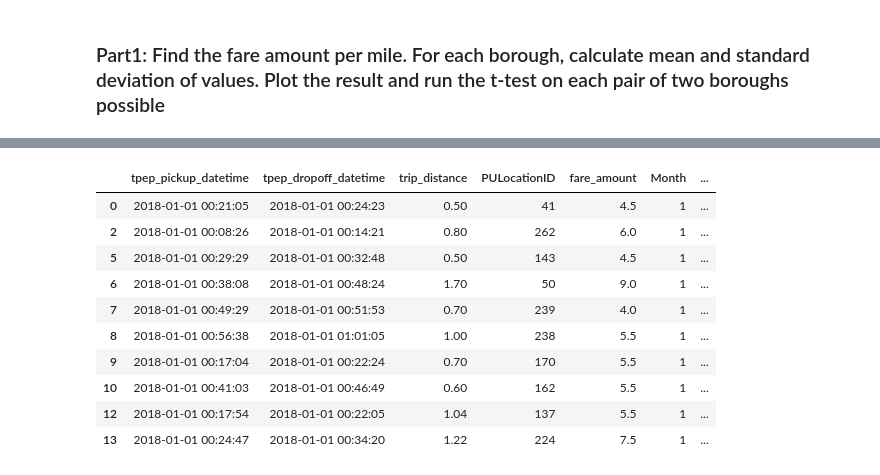
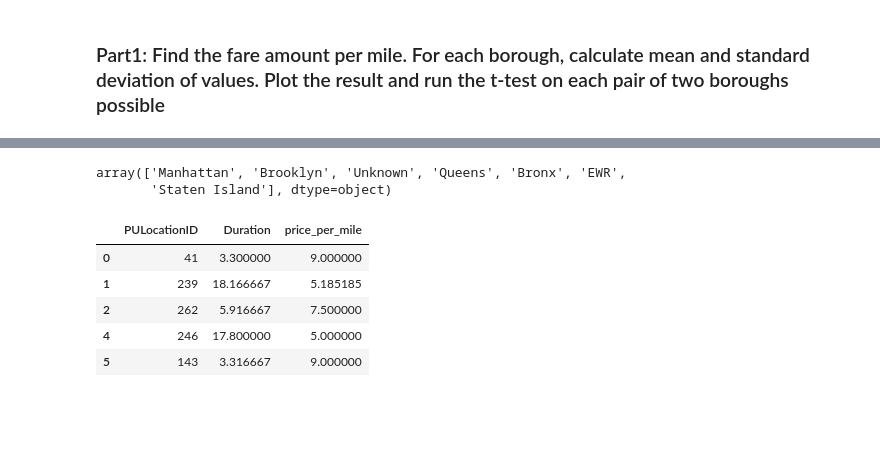
Before and after one commit to EgonFerri/ADM-HM2, a Jupyter notebook: HMW2_OFFICIALFILE.ipynb, the cells around one changed output, grey strips where cells are left out. Saved outputs shown, nothing was run; the diff lists cells and outputs as text; code cells hidden in the pictures; blank space fills up the shorter version.

```diff
--- a/HMW2_OFFICIALFILE.ipynb
+++ b/HMW2_OFFICIALFILE.ipynb
@@ -1602,7 +1177,0 @@ Name: fare_amount, dtype: float64
-# %%
-#Data cleaning
-df.drop(df[df['trip_distance']>3].index, inplace=True)
-df.drop(df[df['trip_distance']<0.5].index, inplace=True)
-
-df.drop(df[df['fare_amount']>10].index, inplace=True)
-df.drop(df[df['fare_amount']<1].index, inplace=True)
@@ -1608,0 +1188,5 @@ df.drop(df[df['fare_amount']<1].index, inplace=True)
+# %%
+#We drop dirty rows here
+df.drop(df[(df.Month!=1) | (df.Year!=2018)].index, inplace=True)
+#and drop 'Year' and 'Month' as we don't need them anymore
+df.drop(columns=['Year','Month'], inplace=True)
@@ -1608,0 +1219,17 @@ df.drop(df[df['fare_amount']<1].index, inplace=True)
+# %%
+#Data cleaning
+#now we clean 'fare_amount' and 'trip_distance' columns according to the result of .describe().
+
+#for 'trip_distance', mean=2.8, std=64
+#This shows us that there are oulier vallues
+#The first 25%, 50% and 75% are 0.9, 1.5 and 2.8, respectively. Min=0 and Max=189483
+#We see that these values are obvious outliers
+#By setting a range of  0.5<trip_distance<3, we try to get rid of outliers hence, reduce the value for std
+df.drop(df[(df.trip_distance<0.5)|(df.trip_distance>3)].index, inplace=True)
+
+
+#For 'fare_amount', we see mean=12, std=11
+#Again, the value for std shows us there are ouliers
+#first 25%=6, 50%=9 and 75%=13. Min=-4500, Max=8016 (obvious outliers)
+
+df.drop(df[(df.fare_amount<1)|(df.fare_amount>15)].index, inplace=True)
@@ -1616,0 +1297,5 @@ df['price_per_mile'] = df['fare_amount']/df['trip_distance']
+# %%
+#As the plot shows, we can choose this range: 3<price_per_mile<12
+#the bulk of the population is concentrated between these two numbers
+df.drop(df[(df.price_per_mile<3)|(df.price_per_mile>12)].index, inplace=True)
+sns.distplot(df['price_per_mile'], kde=False, hist_kws=dict(edgecolor="k", linewidth=2))
@@ -1616,0 +1320,6 @@ df['price_per_mile'] = df['fare_amount']/df['trip_distance']
+# %%
+#see if 'Borough' column is clean
+result['Borough'].unique()
+# %% [output]
+array(['Manhattan', 'Brooklyn', 'Unknown', 'Queens', 'Bronx', 'EWR',
+       'Staten Island'], dtype=object)
@@ -1617,14 +1330,9 @@ df['price_per_mile'] = df['fare_amount']/df['trip_distance']
 # %%
-df.head(10)
+df.head()
 # %% [output]
-|  | tpep_pickup_datetime | tpep_dropoff_datetime | trip_distance | PULocationID | fare_amount | Month | ... |
-| 0 | 2018-01-01 00:21:05 | 2018-01-01 00:24:23 | 0.50 | 41 | 4.5 | 1 | ... |
-| 2 | 2018-01-01 00:08:26 | 2018-01-01 00:14:21 | 0.80 | 262 | 6.0 | 1 | ... |
-| 5 | 2018-01-01 00:29:29 | 2018-01-01 00:32:48 | 0.50 | 143 | 4.5 | 1 | ... |
-| 6 | 2018-01-01 00:38:08 | 2018-01-01 00:48:24 | 1.70 | 50 | 9.0 | 1 | ... |
-| 7 | 2018-01-01 00:49:29 | 2018-01-01 00:51:53 | 0.70 | 239 | 4.0 | 1 | ... |
-| 8 | 2018-01-01 00:56:38 | 2018-01-01 01:01:05 | 1.00 | 238 | 5.5 | 1 | ... |
-| 9 | 2018-01-01 00:17:04 | 2018-01-01 00:22:24 | 0.70 | 170 | 5.5 | 1 | ... |
-| 10 | 2018-01-01 00:41:03 | 2018-01-01 00:46:49 | 0.60 | 162 | 5.5 | 1 | ... |
-| 12 | 2018-01-01 00:17:54 | 2018-01-01 00:22:05 | 1.04 | 137 | 5.5 | 1 | ... |
-| 13 | 2018-01-01 00:24:47 | 2018-01-01 00:34:20 | 1.22 | 224 | 7.5 | 1 | ... |
+|  | PULocationID | Duration | price_per_mile |
+| 0 | 41 | 3.300000 | 9.000000 |
+| 1 | 239 | 18.166667 | 5.185185 |
+| 2 | 262 | 5.916667 | 7.500000 |
+| 4 | 246 | 17.800000 | 5.000000 |
+| 5 | 143 | 3.316667 | 9.000000 |
```
Also changed, not shown: parts of 170 cells of this notebook.
